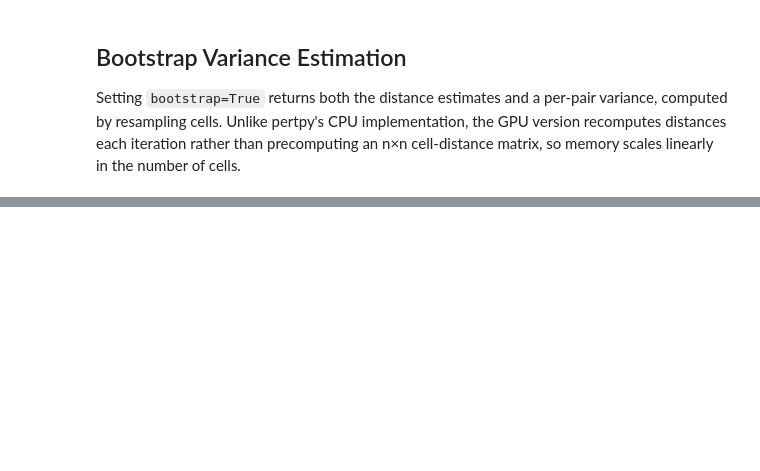
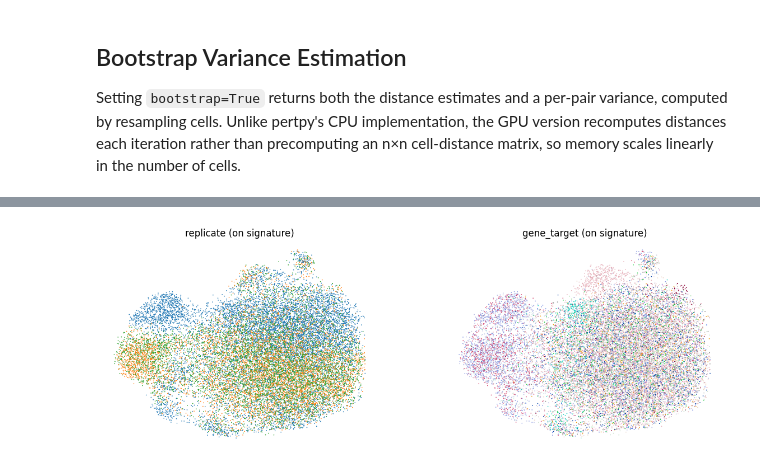
Before and after one commit to scverse/rapids_singlecell-notebooks, a Jupyter notebook: 05_pertpy.ipynb, the cells around one changed output, grey strips where cells are left out. Drawn from its saved outputs; the diff is of its cells as text; code cells hidden in the pictures; blank space fills up the shorter version.

```diff
--- a/05_pertpy.ipynb
+++ b/05_pertpy.ipynb
@@ -115,0 +197,20 @@ Wall time: 233 ms
+# %%
+ms = rsc.ptg.Mixscape()
+ms.perturbation_signature(
+    rna, pert_key="gene_target", control="NT", split_by="replicate"
+)
+
+rsc.pp.pca(rna, n_comps=50, layer="X_pert")
+rsc.pp.neighbors(rna, n_neighbors=15, metric="cosine")
+rsc.tl.umap(rna)
+
+sc.pl.umap(
+    rna,
+    color=["replicate", "gene_target"],
+    title=["replicate (on signature)", "gene_target (on signature)"],
+    legend_loc="none",
+    frameon=False,
+    ncols=2,
+)
+# %% [output]
+[figure, added]
```
Also changed, not shown: parts of 25 cells of this notebook.
